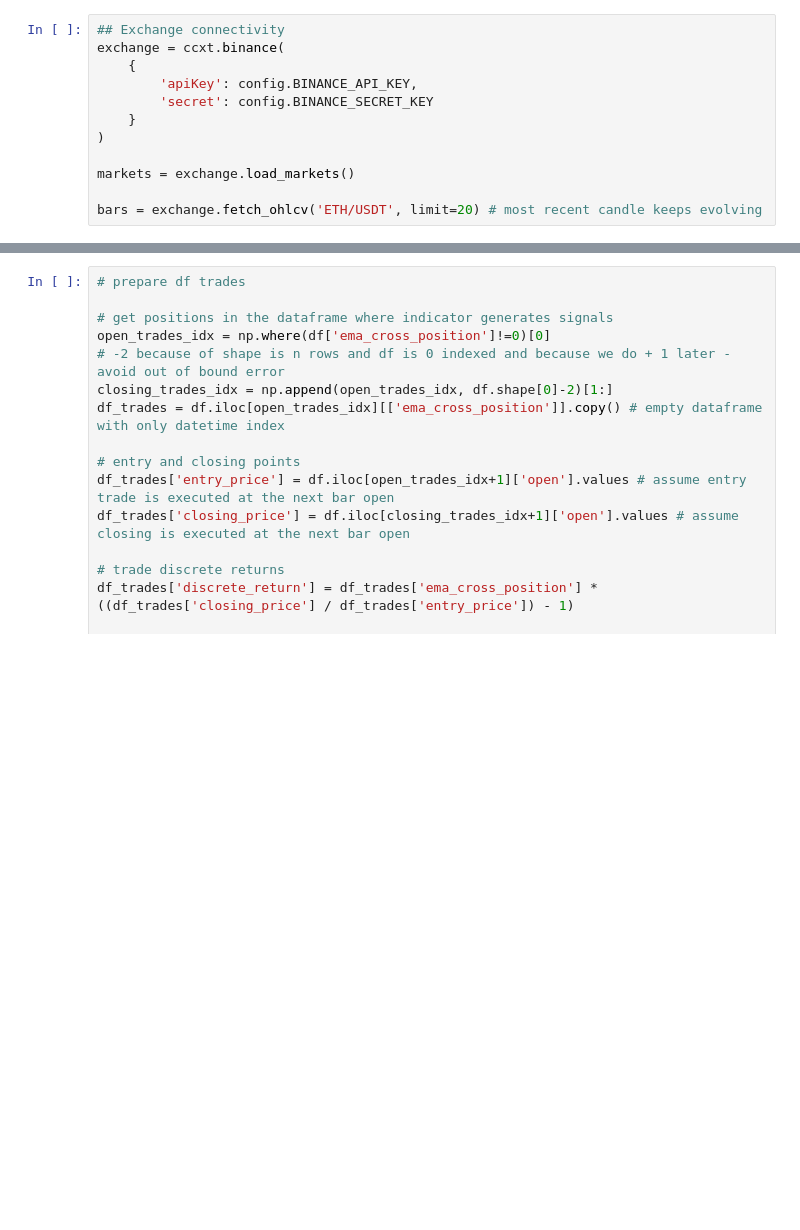
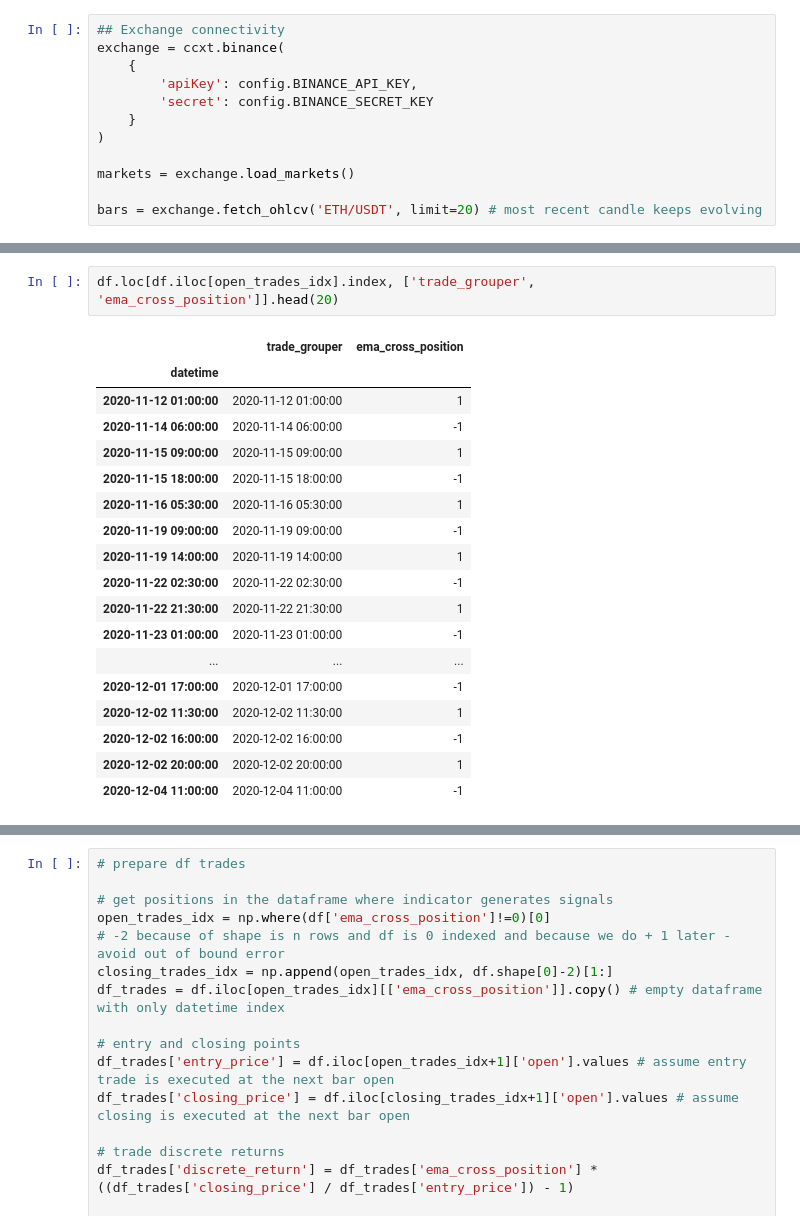
Before and after one commit to liammcknight95/RL_Trader, a Jupyter notebook: Trading.ipynb, the cells around one changed output, grey strips where cells are left out. Drawn from its saved outputs; the diff is of its cells as text; blank space fills up the shorter version.

```diff
--- a/Trading.ipynb
+++ b/Trading.ipynb
@@ -217,0 +378,21 @@ df['ema_cross_cum_performance'].plot(legend=True)
+# %%
+df.loc[df.iloc[open_trades_idx].index, ['trade_grouper', 'ema_cross_position']].head(20)
+# %% [output]
+|  | trade_grouper | ema_cross_position |
+| datetime |  |  |
+| 2020-11-12 01:00:00 | 2020-11-12 01:00:00 | 1 |
+| 2020-11-14 06:00:00 | 2020-11-14 06:00:00 | -1 |
+| 2020-11-15 09:00:00 | 2020-11-15 09:00:00 | 1 |
+| 2020-11-15 18:00:00 | 2020-11-15 18:00:00 | -1 |
+| 2020-11-16 05:30:00 | 2020-11-16 05:30:00 | 1 |
+| 2020-11-19 09:00:00 | 2020-11-19 09:00:00 | -1 |
+| 2020-11-19 14:00:00 | 2020-11-19 14:00:00 | 1 |
+| 2020-11-22 02:30:00 | 2020-11-22 02:30:00 | -1 |
+| 2020-11-22 21:30:00 | 2020-11-22 21:30:00 | 1 |
+| 2020-11-23 01:00:00 | 2020-11-23 01:00:00 | -1 |
+| ... | ... | ... |
+| 2020-12-01 17:00:00 | 2020-12-01 17:00:00 | -1 |
+| 2020-12-02 11:30:00 | 2020-12-02 11:30:00 | 1 |
+| 2020-12-02 16:00:00 | 2020-12-02 16:00:00 | -1 |
+| 2020-12-02 20:00:00 | 2020-12-02 20:00:00 | 1 |
+| 2020-12-04 11:00:00 | 2020-12-04 11:00:00 | -1 |
```
Also changed, not shown: parts of 20 cells of this notebook, 1 other file.
